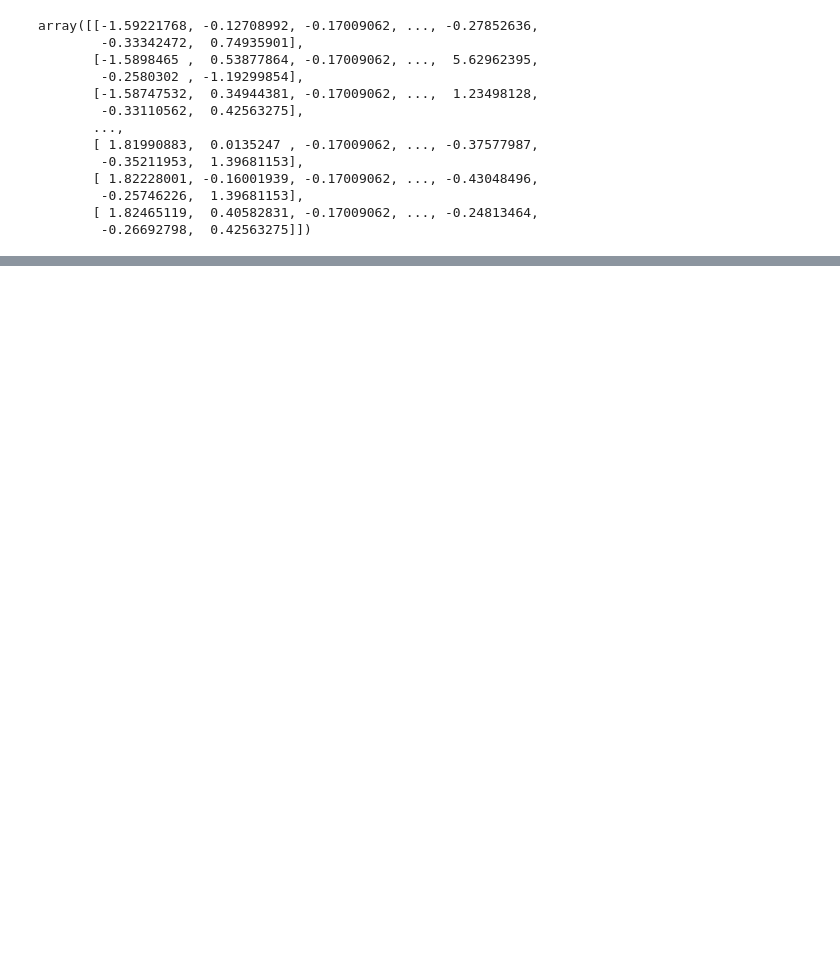
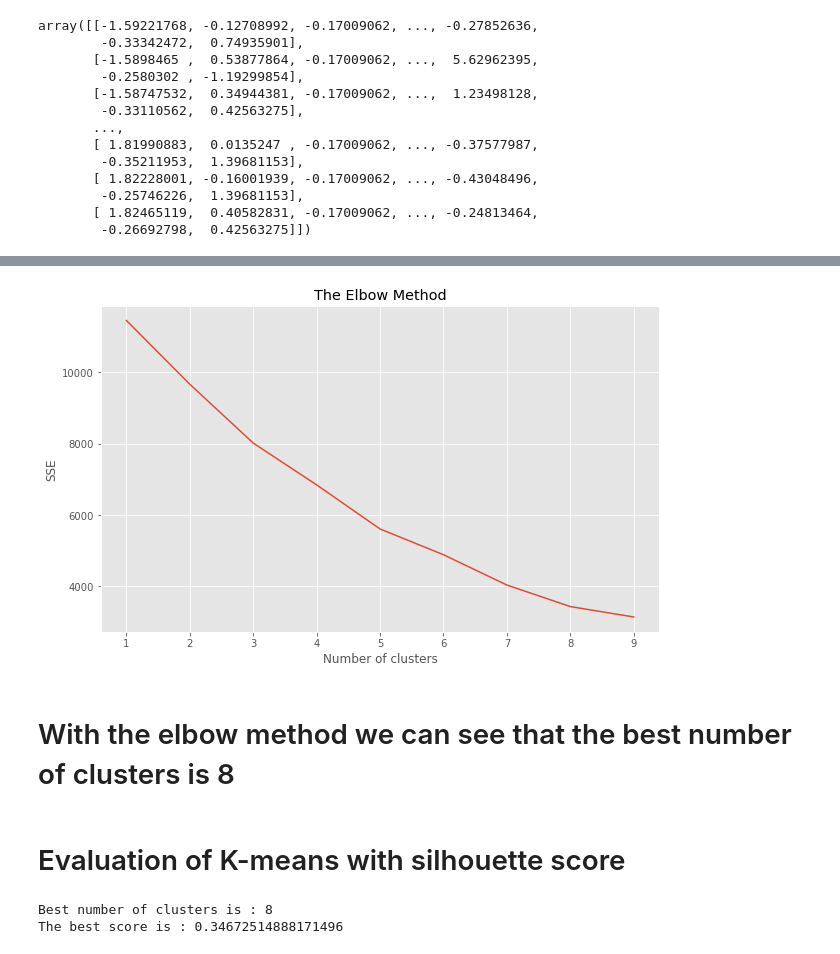
Before and after one commit to yanivlav/AmazonBestSellerPrediction, a Jupyter notebook: UnSupervisedLearning.ipynb, the cells around one changed output, grey strips where cells are left out. Cells and saved outputs as stored; diff of their text form; code cells hidden in the pictures; blank space fills up the shorter version.

```diff
--- a/UnSupervisedLearning.ipynb
+++ b/UnSupervisedLearning.ipynb
@@ -191,0 +149,18 @@ KMeans(n_clusters=3, n_init=5, random_state=42)
+# %%
+def compare_number_of_clusters(dataset, num_cluster_options, init_val, n_init_val, rand_state):
+
+    lst_scores = list()
+
+    for i in num_cluster_options :
+        Kresult = perform_k_means(dataset, i, init_val, n_init_val, rand_state)
+        lst_scores.append(Kresult[0].inertia_)
+
+    return lst_scores
+
+num_clusters_options = [1,2,3,4,5,6,7,8,9]
+init_val = 'k-means++'
+n_init_val = 10
+rand_state = 42
+
+scores = compare_number_of_clusters(dfScaled, num_clusters_options, init_val, n_init_val, rand_state)
+scores
@@ -191,0 +177,46 @@ KMeans(n_clusters=3, n_init=5, random_state=42)
+# %%
+scores_2_3 = compare_number_of_clusters(dfScaled, num_clusters_options, init_val, n_init_val, rand_state)
+
+plt.plot(num_clusters_options,scores_2_3)
+plt.title('The Elbow Method')
+plt.xlabel('Number of clusters')
+plt.ylabel('SSE')
+plt.show()
+# %% [output]
+[figure, added]
+# %% [markdown]
+# With the elbow method we can see that the best number of clusters is 8
+# %% [markdown]
+# Evaluation of K-means with silhouette score
+# %%
+def get_best_num_of_clusters_for_k_means(dataset, num_cluster_options, init_val, n_init_val, rand_state):
+
+    lst_scores = list()
+    silhouette_lst = list()
+    Klist = list()
+
+    for i in num_cluster_options :
+        Kresult = perform_k_means(dataset, i, init_val, n_init_val, rand_state)
+        Klist.append(Kresult[0].n_clusters)
+        lst_scores.append(Kresult[1])
+
+    best_score = silhouette_score(dataset, lst_scores[0])
+
+    for i in range(0,len(lst_scores),1) :
+        if silhouette_score(dataset, lst_scores[i]) > best_score :
+            best_score = silhouette_score(dataset, lst_scores[i])
+            num_clusters = Klist[i]
+
+    return best_score, num_clusters
+
+num_clusters_options = [2,3,4,5,6,7,8,9]
+init_val = 'k-means++'
+n_init_val = 1
+rand_state = 42
+
+best_score, best_num_clusters = get_best_num_of_clusters_for_k_means(dfScaled, num_clusters_options, init_val, n_init_val, rand_state)
+print("Best number of clusters is : " + str(best_num_clusters))
+print("The best score is : " + str(best_score))
+# %% [output]
+Best number of clusters is : 8
+The best score is : 0.34672514888171496
```
Also changed, not shown: parts of 25 cells of this notebook, 3 other files.
